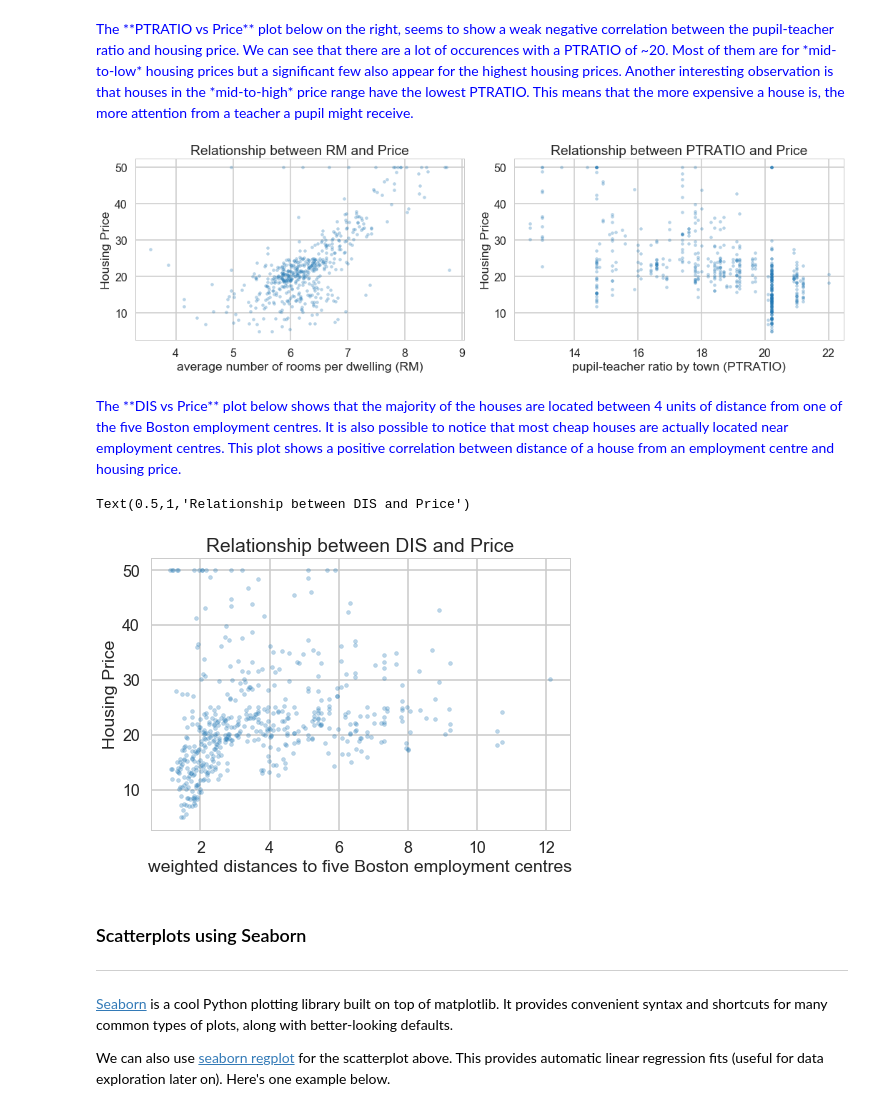
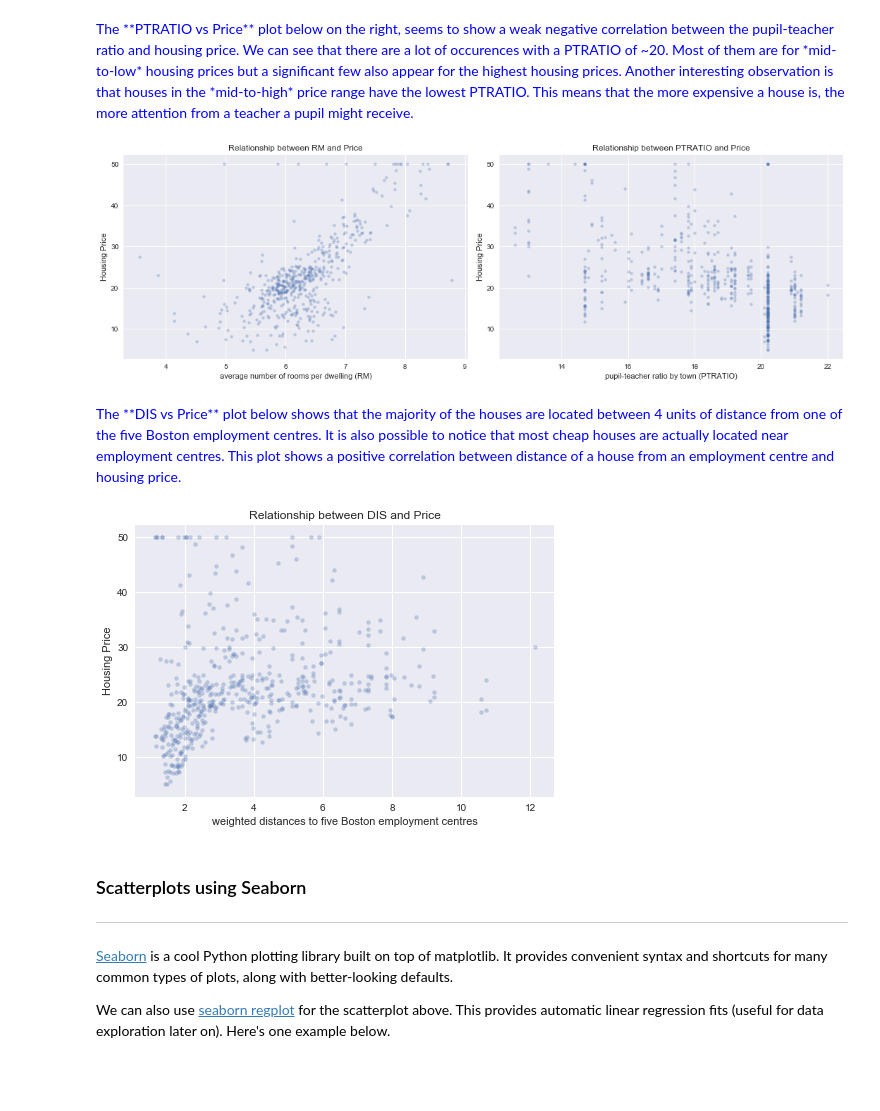
Before and after one commit to karlphillip/DataScience, a Jupyter notebook: Smaller Projects/linear_regression_boston_housing_ml/Mini_Project_Linear_Regression.ipynb, the cells around one changed output. Saved outputs shown, nothing was run; the diff lists cells and outputs as text; code cells hidden in the pictures; blank space fills up the shorter version.

```diff
--- a/Smaller Projects/linear_regression_boston_housing_ml/Mini_Project_Linear_Regression.ipynb
+++ b/Smaller Projects/linear_regression_boston_housing_ml/Mini_Project_Linear_Regression.ipynb
@@ -290,31 +290,34 @@ The **RM vs Price** plot below on the left, shows a strong positive correlation
 The **PTRATIO vs Price** plot below on the right, seems to show a weak negative correlation between the pupil-teacher ratio and housing price. We can see that there are a lot of occurences with a PTRATIO of ~20. Most of them are for *mid-to-low* housing prices but a significant few also appear for the highest housing prices. Another interesting observation is that houses in the *mid-to-high* price range have the lowest PTRATIO. This means that the more expensive a house is, the more attention from a teacher a pupil might receive.
 </font>
 # %%
+# karl
+sns.set() # initialize seaborn style for matplotlib
 plt.figure(figsize=(15,5))
 
 # your turn: scatter plot between *RM* and *PRICE*
 plt.subplot(1, 2, 1)
 plt.scatter(bos.RM, bos.PRICE, s=15, alpha=0.3)
 plt.xlabel("average number of rooms per dwelling (RM)")
 plt.ylabel("Housing Price")
 plt.title("Relationship between RM and Price")
 
 # your turn: scatter plot between *PTRATIO* and *PRICE*
 plt.subplot(1, 2, 2)
 plt.scatter(bos.PTRATIO, bos.PRICE, s=15, alpha=0.3)
 plt.xlabel("pupil-teacher ratio by town (PTRATIO)")
 plt.ylabel("Housing Price")
 plt.title("Relationship between PTRATIO and Price")
 
 plt.tight_layout()
 plt.show()
 # %% [output]
-[figure, old version]
+[figure, new version]
 # %% [markdown]
 <font color='blue'>
 The **DIS vs Price** plot below shows that the majority of the houses are located between 4 units of distance from one of the five Boston employment centres. It is also possible to notice that most cheap houses are actually located near employment centres. This plot shows a positive correlation between distance of a house from an employment centre and housing price.
 </font>
 # %%
+# karl
 # your turn: create some other scatter plots
 plt.figure(figsize=(7.5,5))
 
@@ -322,9 +325,9 @@ plt.scatter(bos.DIS, bos.PRICE, s=15, alpha=0.3)
 plt.xlabel("weighted distances to five Boston employment centres")
 plt.ylabel("Housing Price")
 plt.title("Relationship between DIS and Price")
+plt.show()
 # %% [output]
-Text(0.5,1,'Relationship between DIS and Price')
-[figure, old version]
+[figure, new version]
 # %% [markdown]
 ### Scatterplots using Seaborn
 ***
```
Also changed, not shown: parts of 27 cells of this notebook.
